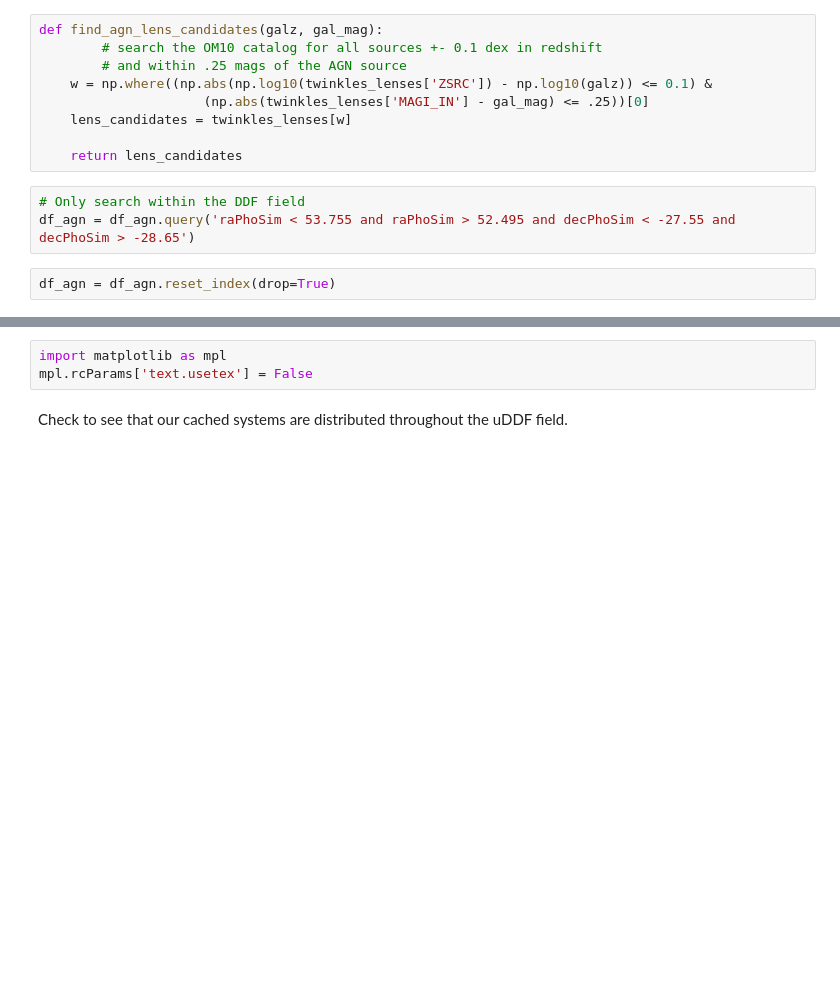
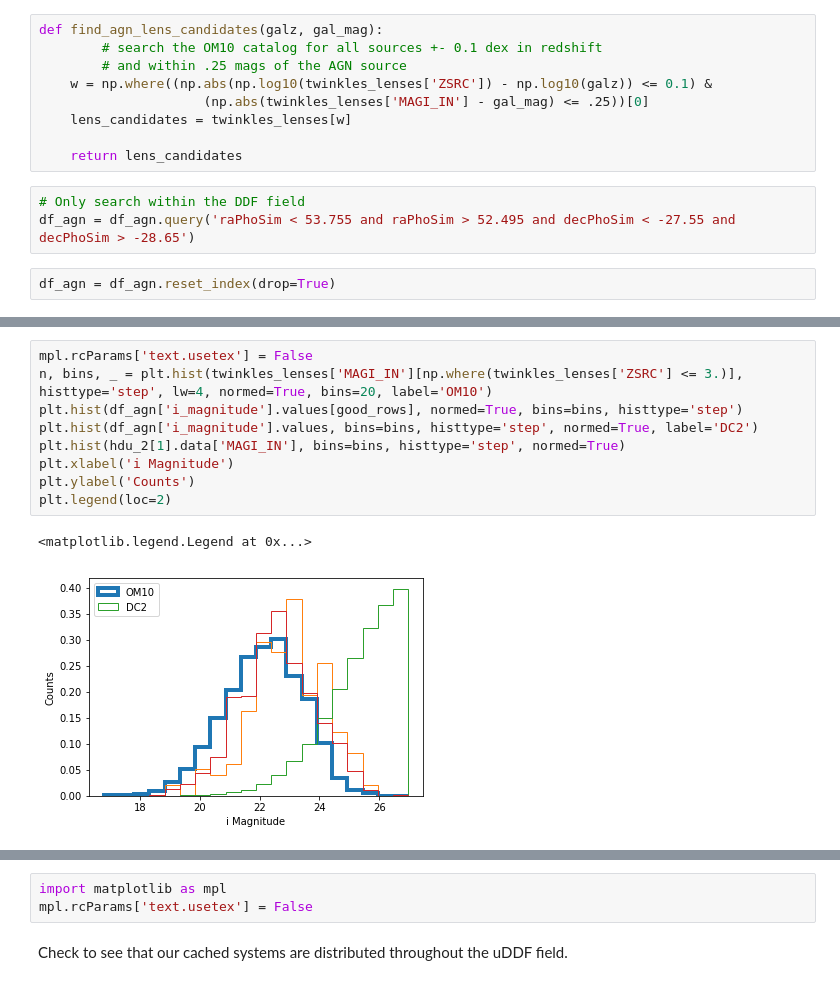
Before and after one commit to LSSTDESC/Twinkles, a Jupyter notebook: examples/notebooks/dc2_sprinkler_cache_production.ipynb, the cells around one changed output, grey strips where cells are left out. Saved outputs shown, nothing was run; the diff lists cells and outputs as text; blank space fills up the shorter version.

```diff
--- a/examples/notebooks/dc2_sprinkler_cache_production.ipynb
+++ b/examples/notebooks/dc2_sprinkler_cache_production.ipynb
@@ -161,0 +195,12 @@ df_agn = df_agn.reset_index(drop=True)
+# %%
+mpl.rcParams['text.usetex'] = False
+n, bins, _ = plt.hist(twinkles_lenses['MAGI_IN'][np.where(twinkles_lenses['ZSRC'] <= 3.)], histtype='step', lw=4, normed=True, bins=20, label='OM10')
+plt.hist(df_agn['i_magnitude'].values[good_rows], normed=True, bins=bins, histtype='step')
+plt.hist(df_agn['i_magnitude'].values, bins=bins, histtype='step', normed=True, label='DC2')
+plt.hist(hdu_2[1].data['MAGI_IN'], bins=bins, histtype='step', normed=True)
+plt.xlabel('i Magnitude')
+plt.ylabel('Counts')
+plt.legend(loc=2)
+# %% [output]
+<matplotlib.legend.Legend at 0x...>
+[figure, added]
```
Also changed, not shown: parts of 19 cells of this notebook.
